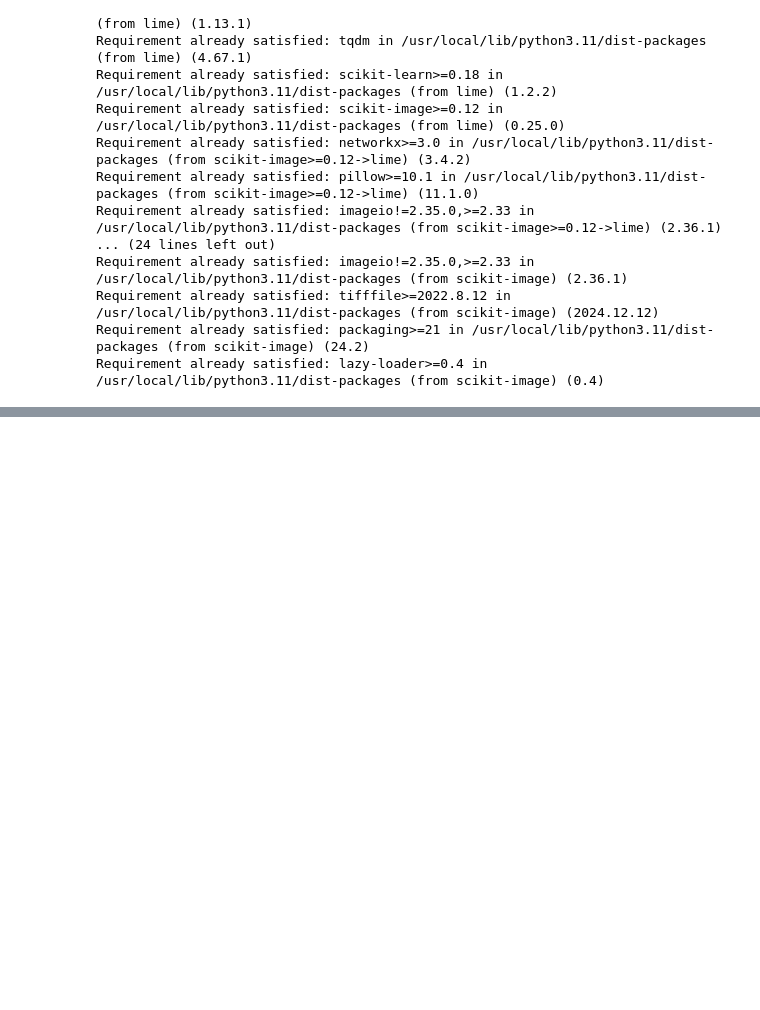
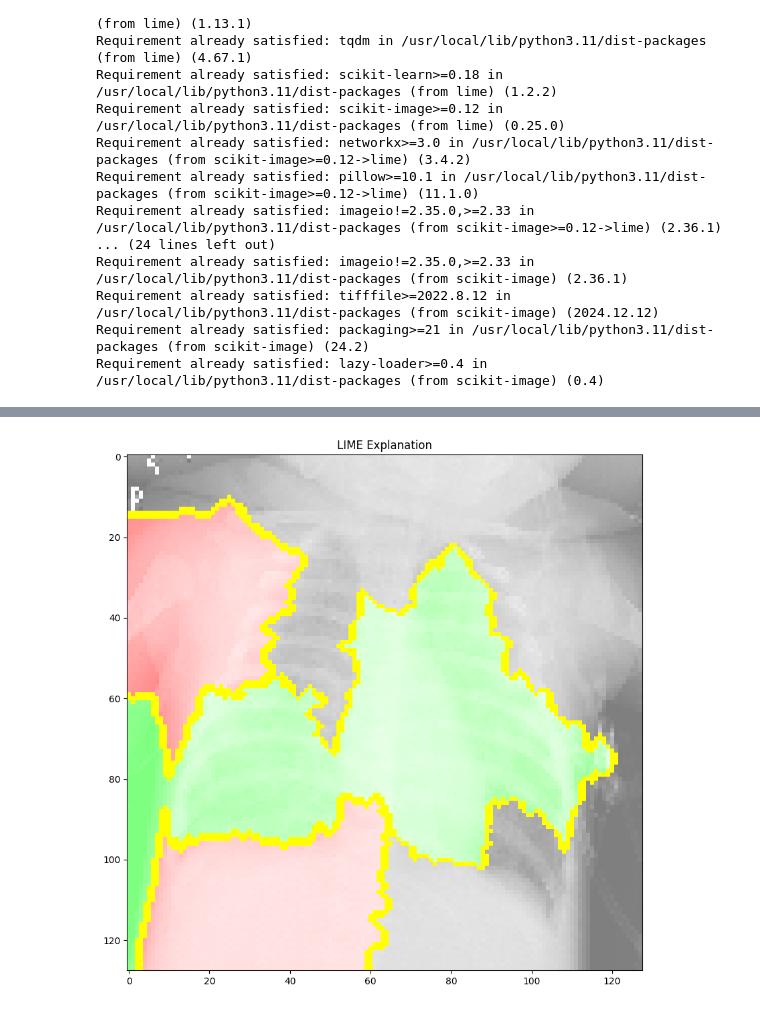
Before and after one commit to johnlocke333/xray_image_classification, a Jupyter notebook: notebook.ipynb, the cells around one changed output, grey strips where cells are left out. Drawn from its saved outputs; the diff is of its cells as text; code cells hidden in the pictures; blank space fills up the shorter version.

Commit message:
evaluation, made more adjustments to lime explaination

```diff
--- a/notebook.ipynb
+++ b/notebook.ipynb
@@ -546,0 +554,2 @@ Requirement already satisfied: lazy-loader>=0.4 in /usr/local/lib/python3.11/dis
+# %%
+img_path_pneumonia = '/content/chest_xray/val/PNEUMONIA/person1952_bacteria_4883.jpeg'
@@ -547,41 +563,25 @@ Requirement already satisfied: lazy-loader>=0.4 in /usr/local/lib/python3.11/dis
 # %%
-# prompt: use lime to show where model predicted the person had pneumonia
-
-# Assuming reg_model and other necessary variables are defined as in the provided code.
-
-import lime
-from lime import lime_image
-from skimage.segmentation import mark_boundaries
-import matplotlib.pyplot as plt
-from tensorflow.keras.preprocessing import image
-import numpy as np
-
-img_path = '/content/chest_xray/val/PNEUMONIA/person1952_bacteria_4883.jpeg'
+def show_hot_spots(imge):
 
 # Load and preprocess the image
-img = image.load_img(img_path, target_size=(128, 128))
-x = image.img_to_array(img)
-x = np.expand_dims(x, axis=0)
-x = x / 255.0  # Assuming your model expects input in the range [0, 1]
+  img = image.load_img(imge, target_size=(128, 128))
+  x = image.img_to_array(img)
+  x = np.expand_dims(x, axis=0)
+  x = x / 255.0  # Assuming your model expects input in the range [0, 1]
 
 # Create a LimeImageExplainer
-explainer = lime_image.LimeImageExplainer()
-
-# Modified predict function to handle input reshaping
-def predict_fn(images):
-  reshaped_images = images.reshape(images.shape[0], -1)
-  predictions = reg_model.predict(reshaped_images)
-  return predictions
+  explainer = lime_image.LimeImageExplainer()
 
 # Explain the prediction
-explanation = explainer.explain_instance(x[0],
+  explanation = explainer.explain_instance(x[0],
                                         predict_fn,
                                         top_labels=2,
                                         hide_color=0,
                                         num_samples=1000)
 
 # Get the image with the superimposed explanation
-temp, mask = explanation.get_image_and_mask(explanation.top_labels[0], positive_only=True, num_features=5, hide_rest=False)
-plt.imshow(mark_boundaries(temp / 2 + 0.5, mask))
-plt.title('LIME Explanation for Pneumonia Prediction (Positive Features)')
-plt.show()
+  temp, mask = explanation.get_image_and_mask(explanation.top_labels[0], positive_only=False, num_features=5, hide_rest=False)
+  plt.imshow(mark_boundaries(temp / 2 + 0.5, mask))
+  plt.title('LIME Explanation')
+
+  return plt.show()
@@ -606,0 +588,3 @@ plt.show()
+# %%
+show_hot_spots(img_path_pneumonia)
+# %% [output]
@@ -606,0 +608 @@ plt.show()
+[figure, added]
```
Also changed, not shown: parts of 6 cells of this notebook.
